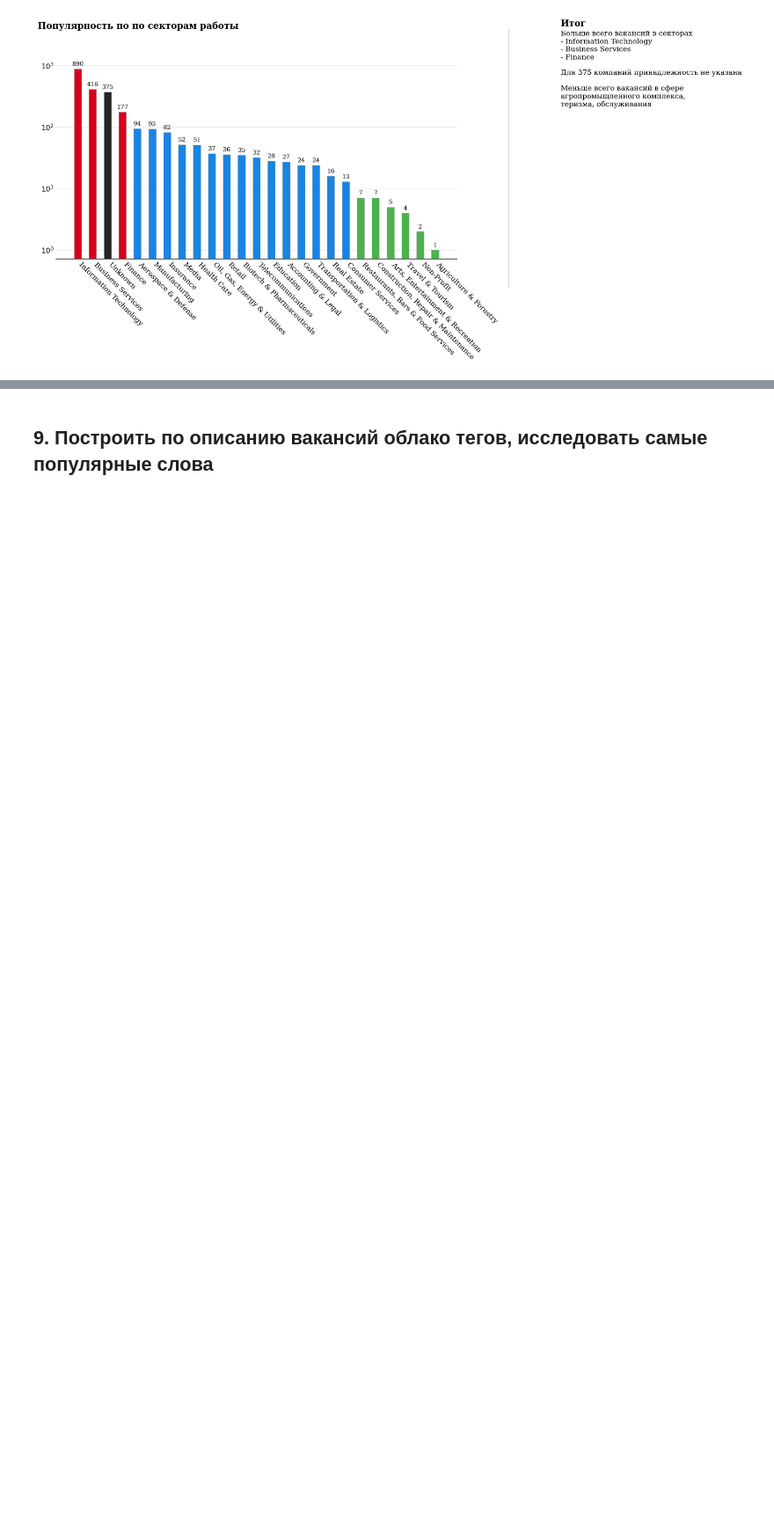
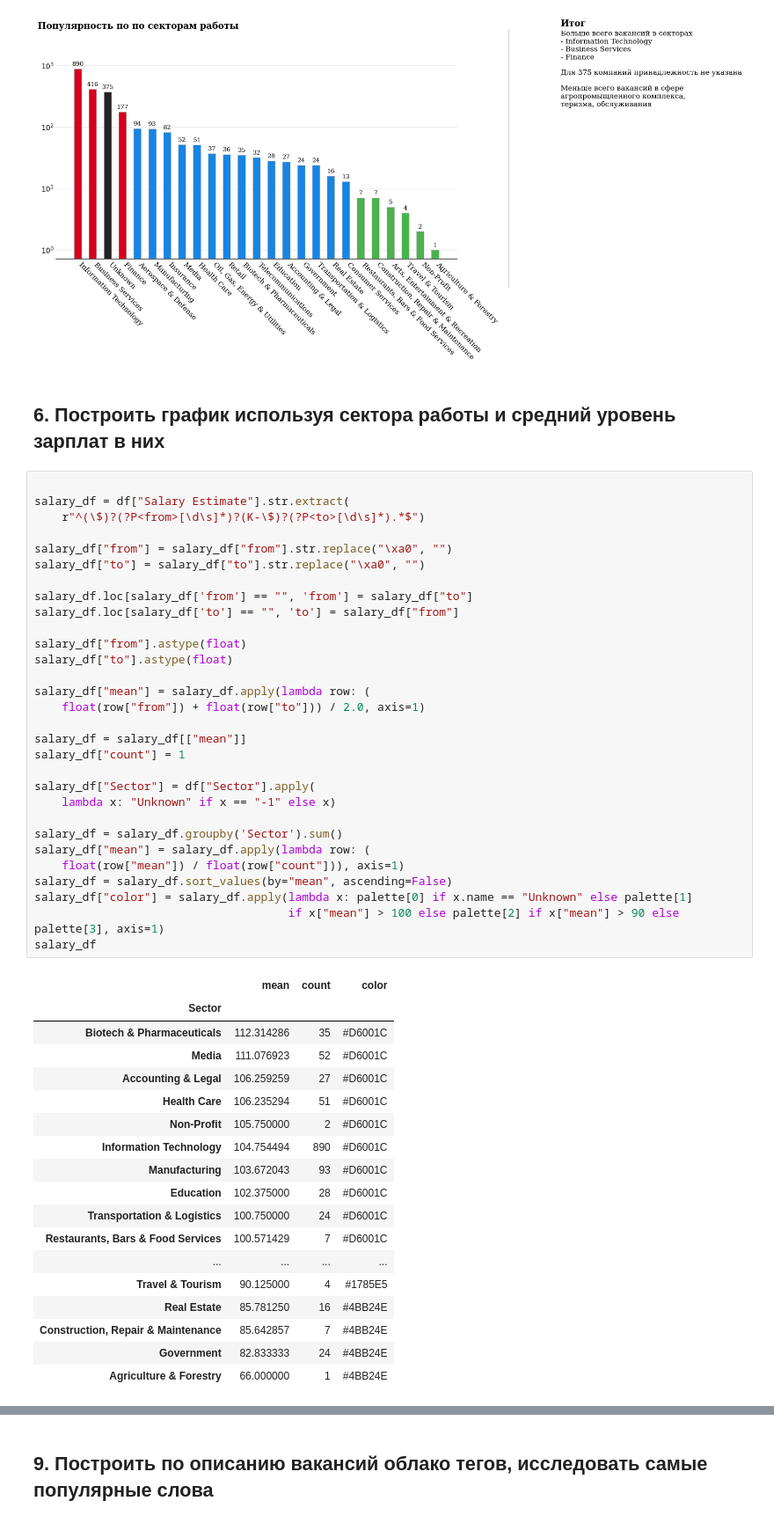
Before and after one commit to rozh1/DE_Sprint, a Jupyter notebook: 1/1.6/practice.ipynb, the cells around one changed output, grey strips where cells are left out. Shown at 88% size. Saved outputs shown, nothing was run; the diff lists cells and outputs as text; blank space fills up the shorter version.

```diff
--- a/1/1.6/practice.ipynb
+++ b/1/1.6/practice.ipynb
@@ -508,3 +508,54 @@ ax.tick_params(axis=u'both', which=u'both',length=0)
 plt.show()
 # %% [output]
 [figure]
+# %% [markdown]
+## 6. Построить график используя сектора работы и средний уровень зарплат в них
+# %%
+
+salary_df = df["Salary Estimate"].str.extract(
+    r"^(\$)?(?P<from>[\d\s]*)?(K-\$)?(?P<to>[\d\s]*).*$")
+
+salary_df["from"] = salary_df["from"].str.replace("\xa0", "")
+salary_df["to"] = salary_df["to"].str.replace("\xa0", "")
+
+salary_df.loc[salary_df['from'] == "", 'from'] = salary_df["to"]
+salary_df.loc[salary_df['to'] == "", 'to'] = salary_df["from"]
+
+salary_df["from"].astype(float)
+salary_df["to"].astype(float)
+
+salary_df["mean"] = salary_df.apply(lambda row: (
+    float(row["from"]) + float(row["to"])) / 2.0, axis=1)
+
+salary_df = salary_df[["mean"]]
+salary_df["count"] = 1
+
+salary_df["Sector"] = df["Sector"].apply(
+    lambda x: "Unknown" if x == "-1" else x)
+
+salary_df = salary_df.groupby('Sector').sum()
+salary_df["mean"] = salary_df.apply(lambda row: (
+    float(row["mean"]) / float(row["count"])), axis=1)
+salary_df = salary_df.sort_values(by="mean", ascending=False)
+salary_df["color"] = salary_df.apply(lambda x: palette[0] if x.name == "Unknown" else palette[1]
+                                     if x["mean"] > 100 else palette[2] if x["mean"] > 90 else palette[3], axis=1)
+salary_df
+# %% [output]
+|  | mean | count | color |
+| Sector |  |  |  |
+| Biotech & Pharmaceuticals | 112.314286 | 35 | #D6001C |
+| Media | 111.076923 | 52 | #D6001C |
+| Accounting & Legal | 106.259259 | 27 | #D6001C |
+| Health Care | 106.235294 | 51 | #D6001C |
+| Non-Profit | 105.750000 | 2 | #D6001C |
+| Information Technology | 104.754494 | 890 | #D6001C |
+| Manufacturing | 103.672043 | 93 | #D6001C |
+| Education | 102.375000 | 28 | #D6001C |
+| Transportation & Logistics | 100.750000 | 24 | #D6001C |
+| Restaurants, Bars & Food Services | 100.571429 | 7 | #D6001C |
+| ... | ... | ... | ... |
+| Travel & Tourism | 90.125000 | 4 | #1785E5 |
+| Real Estate | 85.781250 | 16 | #4BB24E |
+| Construction, Repair & Maintenance | 85.642857 | 7 | #4BB24E |
+| Government | 82.833333 | 24 | #4BB24E |
+| Agriculture & Forestry | 66.000000 | 1 | #4BB24E |
```
Also changed, not shown: parts of 11 cells of this notebook.
